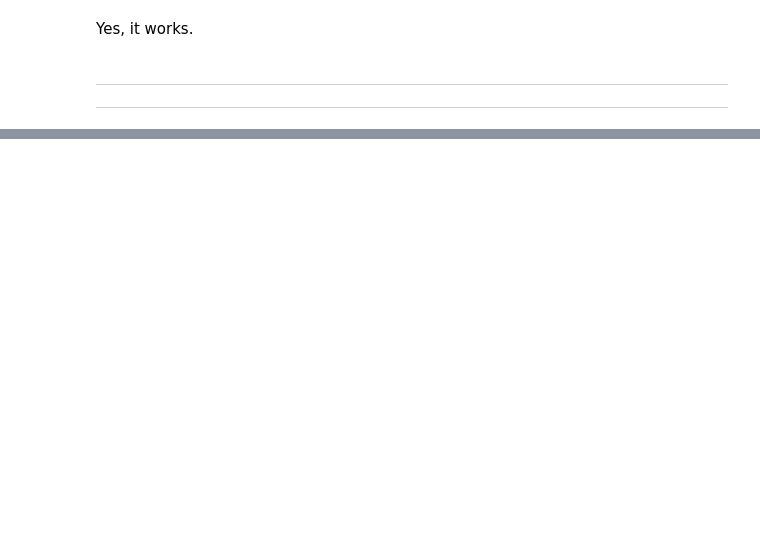
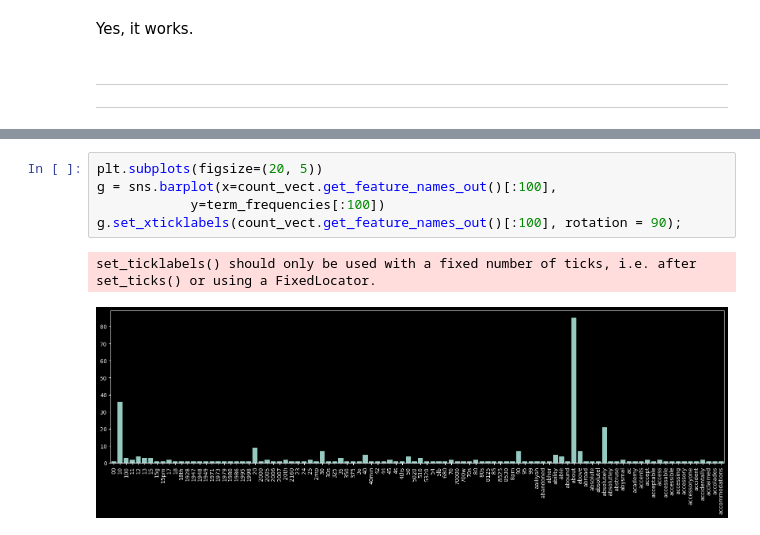
Before and after one commit to Wayne48763/DM2023-Lab1-Master, a Jupyter notebook: Homework/DM2023-Lab1-Homework.ipynb, the cells around one changed output, grey strips where cells are left out. Cells and saved outputs as stored; diff of their text form; blank space fills up the shorter version.

```diff
--- a/Homework/DM2023-Lab1-Homework.ipynb
+++ b/Homework/DM2023-Lab1-Homework.ipynb
@@ -409,0 +594,8 @@ Yes, it works. <br>
+# %%
+plt.subplots(figsize=(20, 5))
+g = sns.barplot(x=count_vect.get_feature_names_out()[:100],
+            y=term_frequencies[:100])
+g.set_xticklabels(count_vect.get_feature_names_out()[:100], rotation = 90);
+# %% [output]
+set_ticklabels() should only be used with a fixed number of ticks, i.e. after set_ticks() or using a FixedLocator.
+[figure, added]
```
Also changed, not shown: parts of 27 cells of this notebook.
